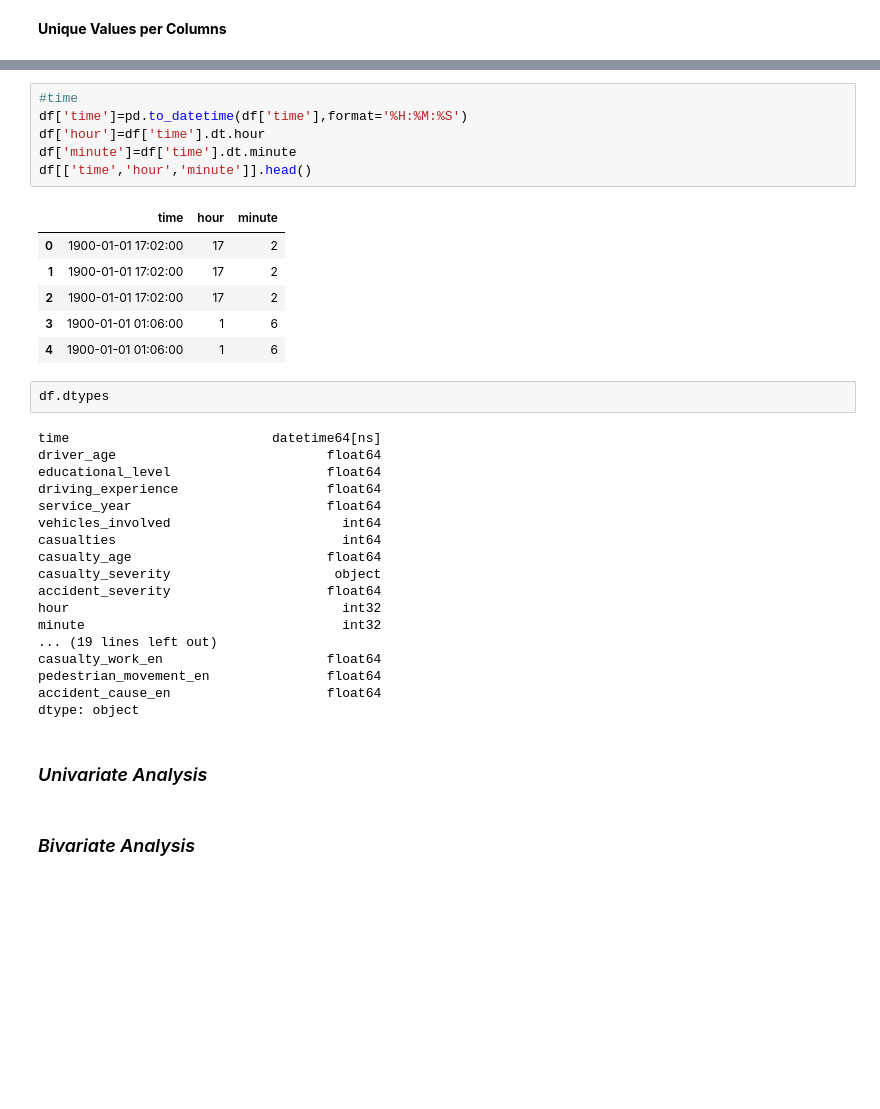
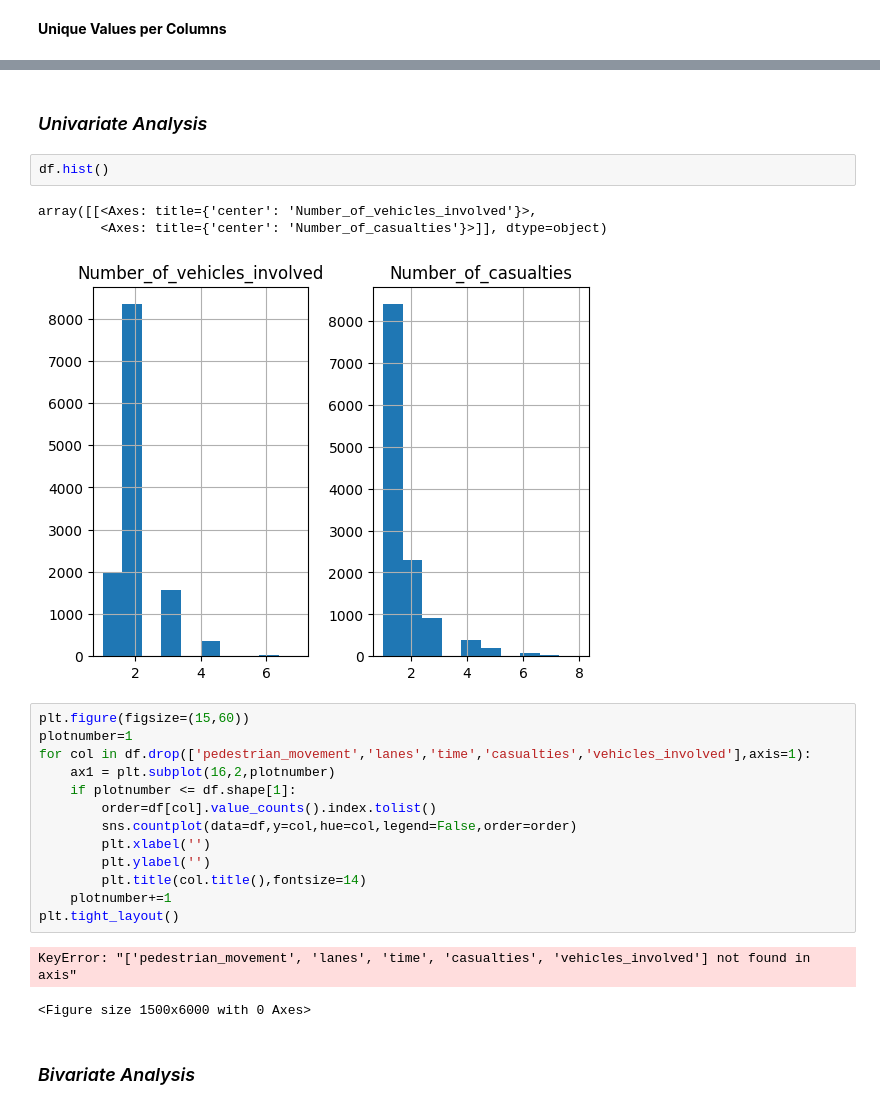
Before and after one commit to Teshager21/accident-analysis-addis_ababa, a Jupyter notebook: accident-analysis-addis_ababa.ipynb, the cells around one changed output, grey strips where cells are left out. Drawn from its saved outputs; the diff is of its cells as text; blank space fills up the shorter version.

```diff
--- a/accident-analysis-addis_ababa.ipynb
+++ b/accident-analysis-addis_ababa.ipynb
@@ -455,39 +323,28 @@ accident_cause_en             [9.0, 16.0, 0.0, 1.0, 14.0, 13.0, 12.0, 11.0, ...
 dtype: object
-# %%
-#time
-df['time']=pd.to_datetime(df['time'],format='%H:%M:%S')
-df['hour']=df['time'].dt.hour
-df['minute']=df['time'].dt.minute
-df[['time','hour','minute']].head()
-# %% [output]
-|  | time | hour | minute |
-| 0 | 1900-01-01 17:02:00 | 17 | 2 |
-| 1 | 1900-01-01 17:02:00 | 17 | 2 |
-| 2 | 1900-01-01 17:02:00 | 17 | 2 |
-| 3 | 1900-01-01 01:06:00 | 1 | 6 |
-| 4 | 1900-01-01 01:06:00 | 1 | 6 |
-# %%
-df.dtypes
-# %% [output]
-time                          datetime64[ns]
-driver_age                           float64
-educational_level                    float64
-driving_experience                   float64
-service_year                         float64
-vehicles_involved                      int64
-casualties                             int64
-casualty_age                         float64
-casualty_severity                     object
-accident_severity                    float64
-hour                                   int32
-minute                                 int32
-... (19 lines left out)
-casualty_work_en                     float64
-pedestrian_movement_en               float64
-accident_cause_en                    float64
-dtype: object
 # %% [markdown]
 ### <i>Univariate Analysis</i>
+# %%
+df.hist()
+# %% [output]
+array([[<Axes: title={'center': 'Number_of_vehicles_involved'}>,
+        <Axes: title={'center': 'Number_of_casualties'}>]], dtype=object)
+[figure, added]
+# %%
+plt.figure(figsize=(15,60))
+plotnumber=1
+for col in df.drop(['pedestrian_movement','lanes','time','casualties','vehicles_involved'],axis=1):
+    ax1 = plt.subplot(16,2,plotnumber)
+    if plotnumber <= df.shape[1]:
+        order=df[col].value_counts().index.tolist()
+        sns.countplot(data=df,y=col,hue=col,legend=False,order=order)
+        plt.xlabel('')
+        plt.ylabel('')
+        plt.title(col.title(),fontsize=14)
+    plotnumber+=1
+plt.tight_layout()
+# %% [output]
+KeyError: "['pedestrian_movement', 'lanes', 'time', 'casualties', 'vehicles_involved'] not found in axis"
+<Figure size 1500x6000 with 0 Axes>
 # %% [markdown]
 ### <i>Bivariate Analysis</i>
 # %% [markdown]
```
Also changed, not shown: parts of 34 cells of this notebook.
